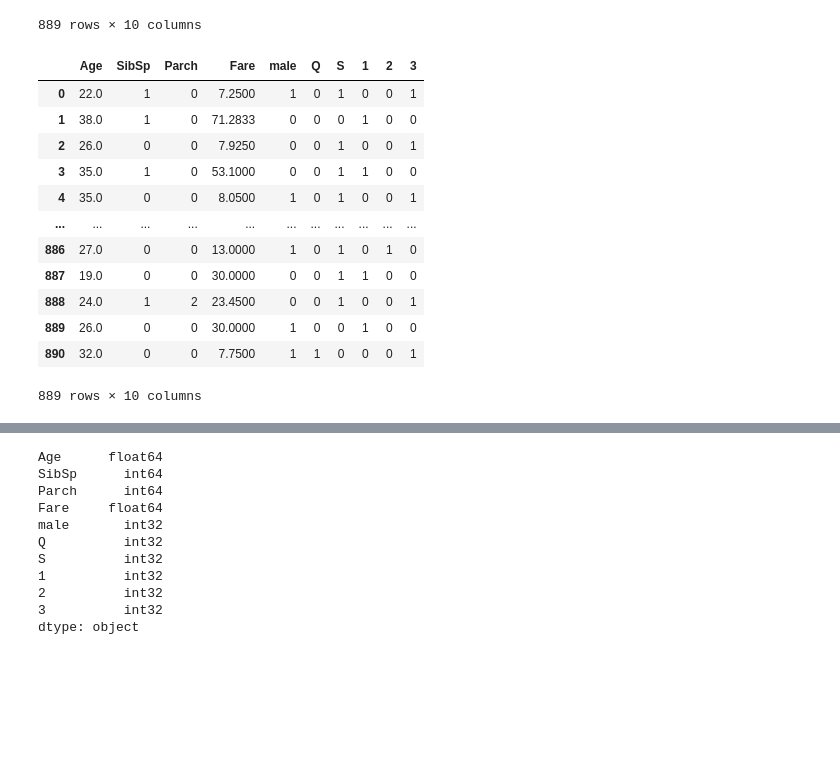
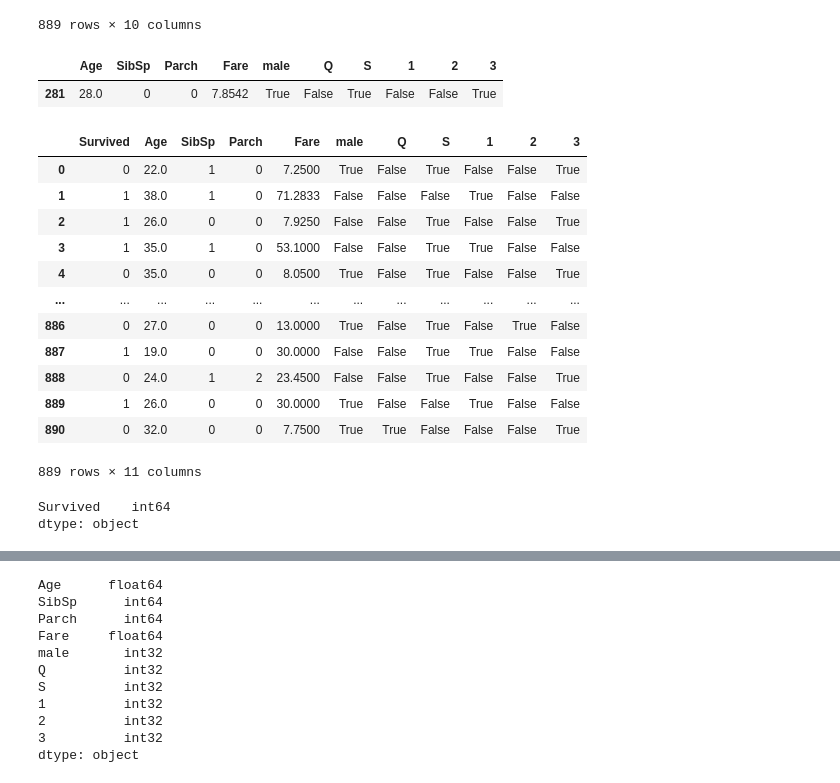
Before and after one commit to lucasarauj0h/advancing-in-python, a Jupyter notebook: banco_de_dados/MongoDB/titanic-machine-learning-from-disaster-solution.ipynb, the cells around one changed output, grey strips where cells are left out. Cells and saved outputs as stored; diff of their text form; code cells hidden in the pictures; blank space fills up the shorter version.

```diff
--- a/banco_de_dados/MongoDB/titanic-machine-learning-from-disaster-solution.ipynb
+++ b/banco_de_dados/MongoDB/titanic-machine-learning-from-disaster-solution.ipynb
@@ -252,19 +252,29 @@ x_test[['male', 'Q', 'S', 1, 2, 3]] = x_test[['male', 'Q', 'S', 1, 2, 3]].astype
 # %%
 
 x_train.drop(['1','2','3'], axis=1, inplace=True)
-# %%
-x_train
-# %% [output]
-|  | Age | SibSp | Parch | Fare | male | Q | S | 1 | 2 | 3 |
-| 0 | 22.0 | 1 | 0 | 7.2500 | 1 | 0 | 1 | 0 | 0 | 1 |
-| 1 | 38.0 | 1 | 0 | 71.2833 | 0 | 0 | 0 | 1 | 0 | 0 |
-| 2 | 26.0 | 0 | 0 | 7.9250 | 0 | 0 | 1 | 0 | 0 | 1 |
-| 3 | 35.0 | 1 | 0 | 53.1000 | 0 | 0 | 1 | 1 | 0 | 0 |
-| 4 | 35.0 | 0 | 0 | 8.0500 | 1 | 0 | 1 | 0 | 0 | 1 |
-| ... | ... | ... | ... | ... | ... | ... | ... | ... | ... | ... |
-| 886 | 27.0 | 0 | 0 | 13.0000 | 1 | 0 | 1 | 0 | 1 | 0 |
-| 887 | 19.0 | 0 | 0 | 30.0000 | 0 | 0 | 1 | 1 | 0 | 0 |
-| 888 | 24.0 | 1 | 2 | 23.4500 | 0 | 0 | 1 | 0 | 0 | 1 |
-| 889 | 26.0 | 0 | 0 | 30.0000 | 1 | 0 | 0 | 1 | 0 | 0 |
-| 890 | 32.0 | 0 | 0 | 7.7500 | 1 | 1 | 0 | 0 | 0 | 1 |
-889 rows × 10 columns
+# %%
+x_test
+# %% [output]
+|  | Age | SibSp | Parch | Fare | male | Q | S | 1 | 2 | 3 |
+| 281 | 28.0 | 0 | 0 | 7.8542 | True | False | True | False | False | True |
+# %%
+train
+# %% [output]
+|  | Survived | Age | SibSp | Parch | Fare | male | Q | S | 1 | 2 | 3 |
+| 0 | 0 | 22.0 | 1 | 0 | 7.2500 | True | False | True | False | False | True |
+| 1 | 1 | 38.0 | 1 | 0 | 71.2833 | False | False | False | True | False | False |
+| 2 | 1 | 26.0 | 0 | 0 | 7.9250 | False | False | True | False | False | True |
+| 3 | 1 | 35.0 | 1 | 0 | 53.1000 | False | False | True | True | False | False |
+| 4 | 0 | 35.0 | 0 | 0 | 8.0500 | True | False | True | False | False | True |
+| ... | ... | ... | ... | ... | ... | ... | ... | ... | ... | ... | ... |
+| 886 | 0 | 27.0 | 0 | 0 | 13.0000 | True | False | True | False | True | False |
+| 887 | 1 | 19.0 | 0 | 0 | 30.0000 | False | False | True | True | False | False |
+| 888 | 0 | 24.0 | 1 | 2 | 23.4500 | False | False | True | False | False | True |
+| 889 | 1 | 26.0 | 0 | 0 | 30.0000 | True | False | False | True | False | False |
+| 890 | 0 | 32.0 | 0 | 0 | 7.7500 | True | True | False | False | False | True |
+889 rows × 11 columns
+# %%
+y_train.dtypes
+# %% [output]
+Survived    int64
+dtype: object
```
Also changed, not shown: parts of 2 cells of this notebook, 11 other files.
